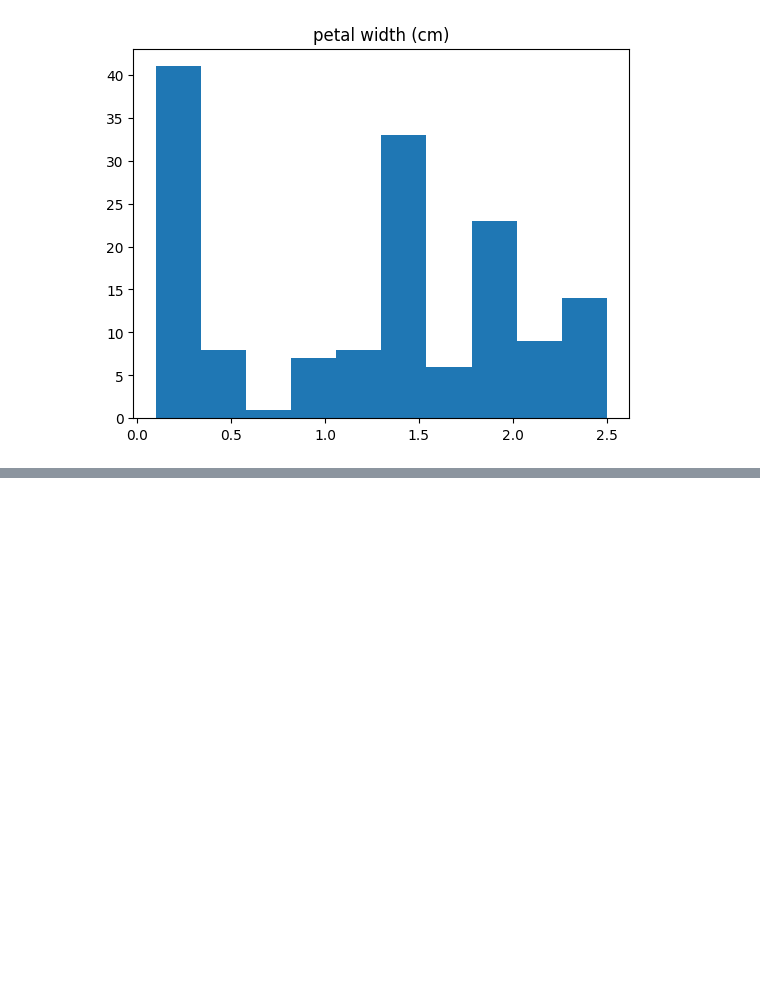
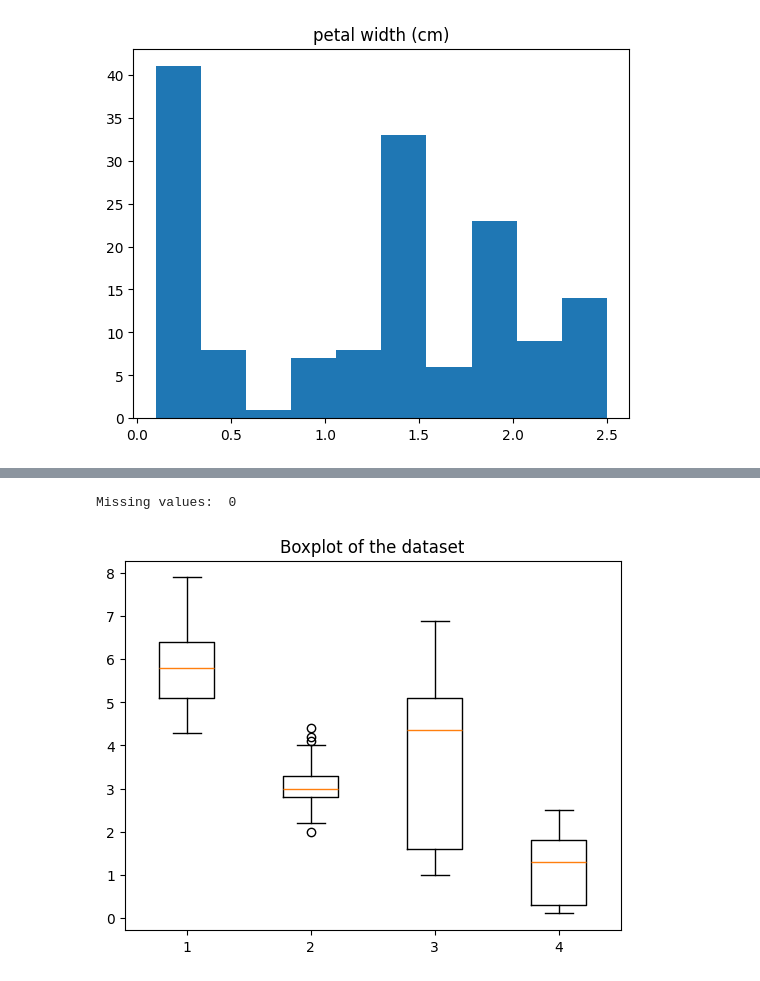
Before and after one commit to sabbir2609/edge_course, a Jupyter notebook: projects/iris_problem.ipynb, the cells around one changed output, grey strips where cells are left out. Cells and saved outputs as stored; diff of their text form; code cells hidden in the pictures; blank space fills up the shorter version.

```diff
--- a/projects/iris_problem.ipynb
+++ b/projects/iris_problem.ipynb
@@ -30,0 +75,14 @@ for i in range (X.shape[1]):
+# %%
+# Data Cleaning
+# check for missing values
+print("Missing values: ", np.isnan(X).sum())
+# %% [output]
+Missing values:  0
+# %%
+# Outlier Detection
+# boxplot to visualize outliers
+plt.boxplot(X)
+plt.title("Boxplot of the dataset")
+plt.show()
+# %% [output]
+[figure, added]
```
Also changed, not shown: parts of 10 cells of this notebook.
